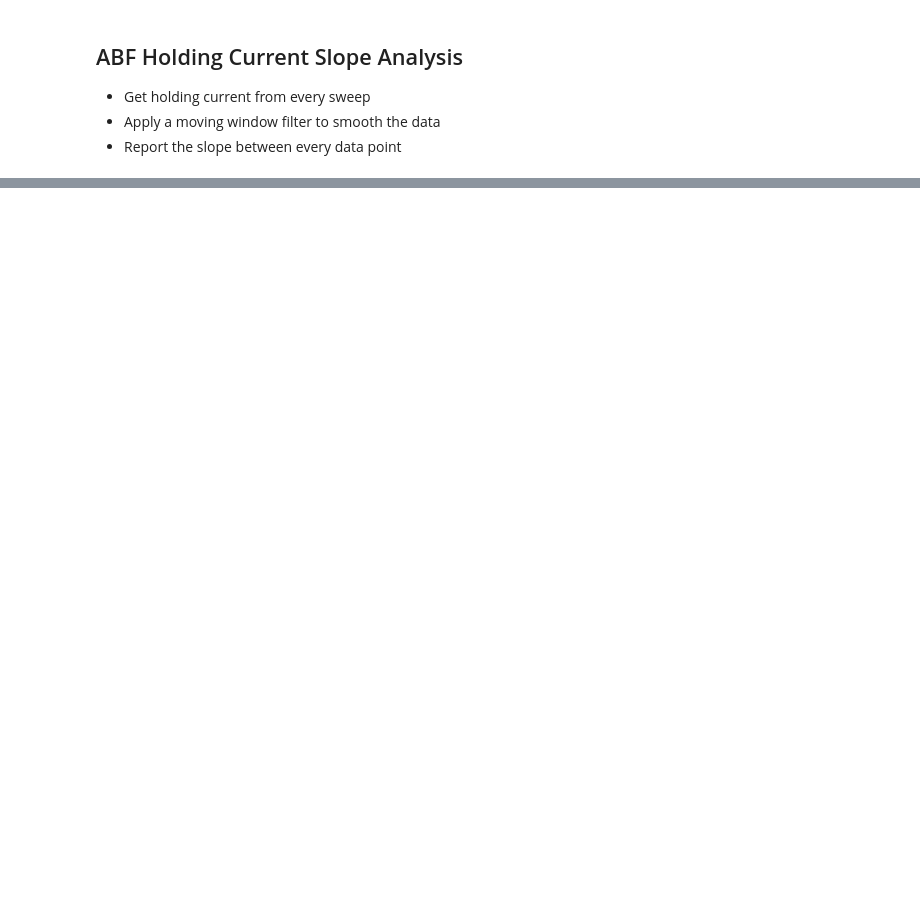
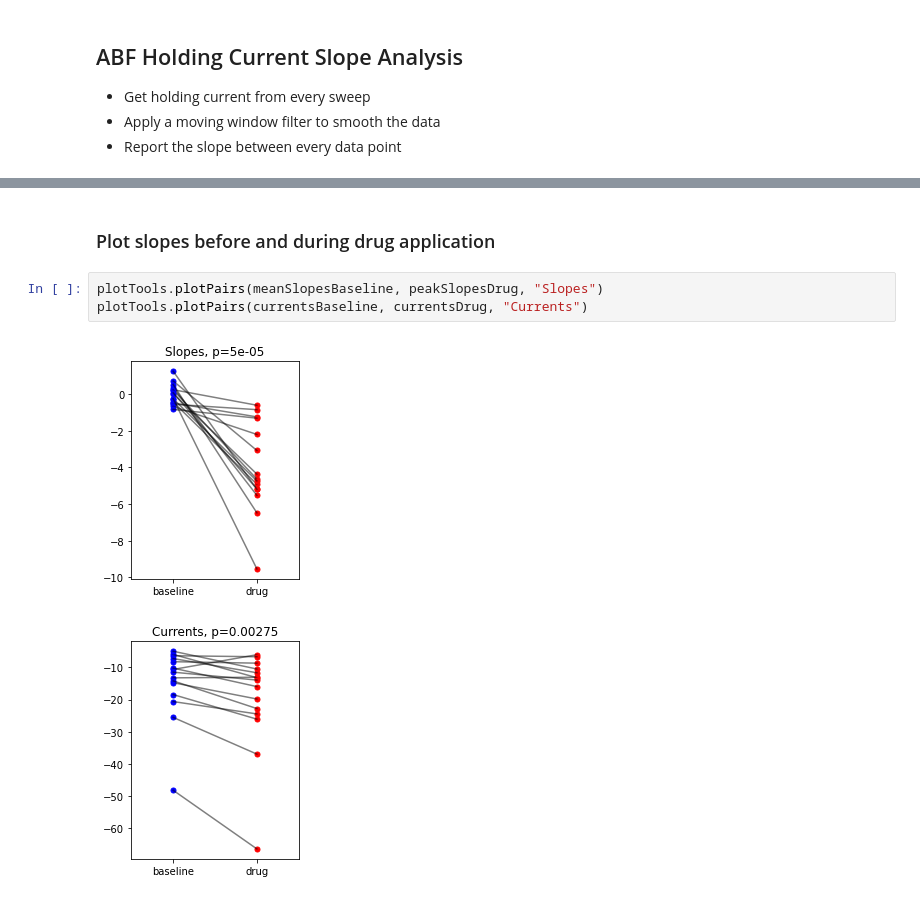
Before and after one commit to shengwanhui/Lab-Analysis-2019-2021-, a Jupyter notebook: src/IhSlopeAnalysis/analyzeRangeAvgSlope.ipynb, the cells around one changed output, grey strips where cells are left out. Cells and saved outputs as stored; diff of their text form; blank space fills up the shorter version.

```diff
--- a/src/IhSlopeAnalysis/analyzeRangeAvgSlope.ipynb
+++ b/src/IhSlopeAnalysis/analyzeRangeAvgSlope.ipynb
@@ -102 +117,9 @@ for abfFilePath in abfFilePaths:
 ... (3 outputs left out)
+# %% [markdown]
+### Plot slopes before and during drug application
+# %%
+plotTools.plotPairs(meanSlopesBaseline, peakSlopesDrug, "Slopes")
+plotTools.plotPairs(currentsBaseline, currentsDrug, "Currents")
+# %% [output]
+[figure, added]
+[figure, added]
```
Also changed, not shown: parts of 4 cells of this notebook, 2 other files.
